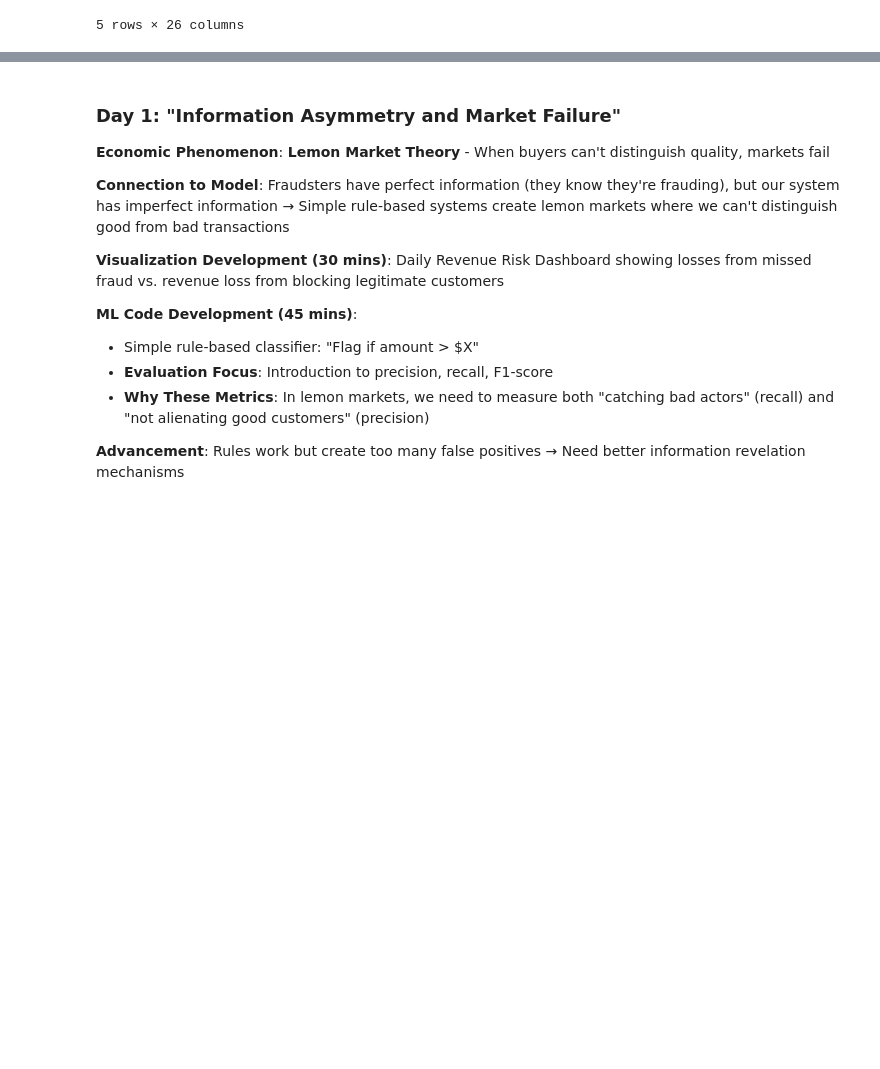
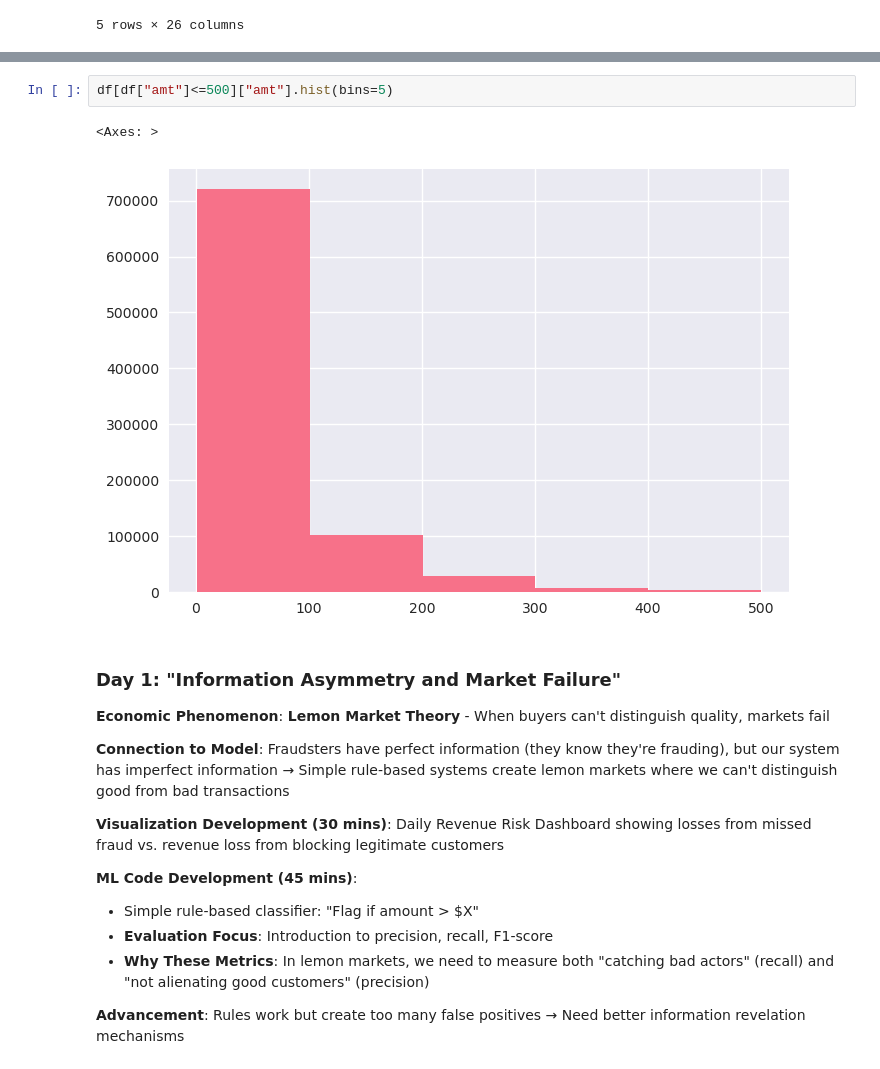
Before and after one commit to haoyang-s-impact/fraud_detection, a Jupyter notebook: fraud_detection_day1.ipynb, the cells around one changed output, grey strips where cells are left out. Cells and saved outputs as stored; diff of their text form; blank space fills up the shorter version.

```diff
--- a/fraud_detection_day1.ipynb
+++ b/fraud_detection_day1.ipynb
@@ -46,3 +71,8 @@ data/adults_2550_male_rural_600-799.csv is empty and will be skipped.
+# %%
+df[df["amt"]<=500]["amt"].hist(bins=5)
+# %% [output]
+<Axes: >
+[figure, added]
 # %% [markdown]
 ### **Day 1: "Information Asymmetry and Market Failure"**
 **Economic Phenomenon**: **Lemon Market Theory** - When buyers can't distinguish quality, markets fail
```
Also changed, not shown: parts of 20 cells of this notebook.
